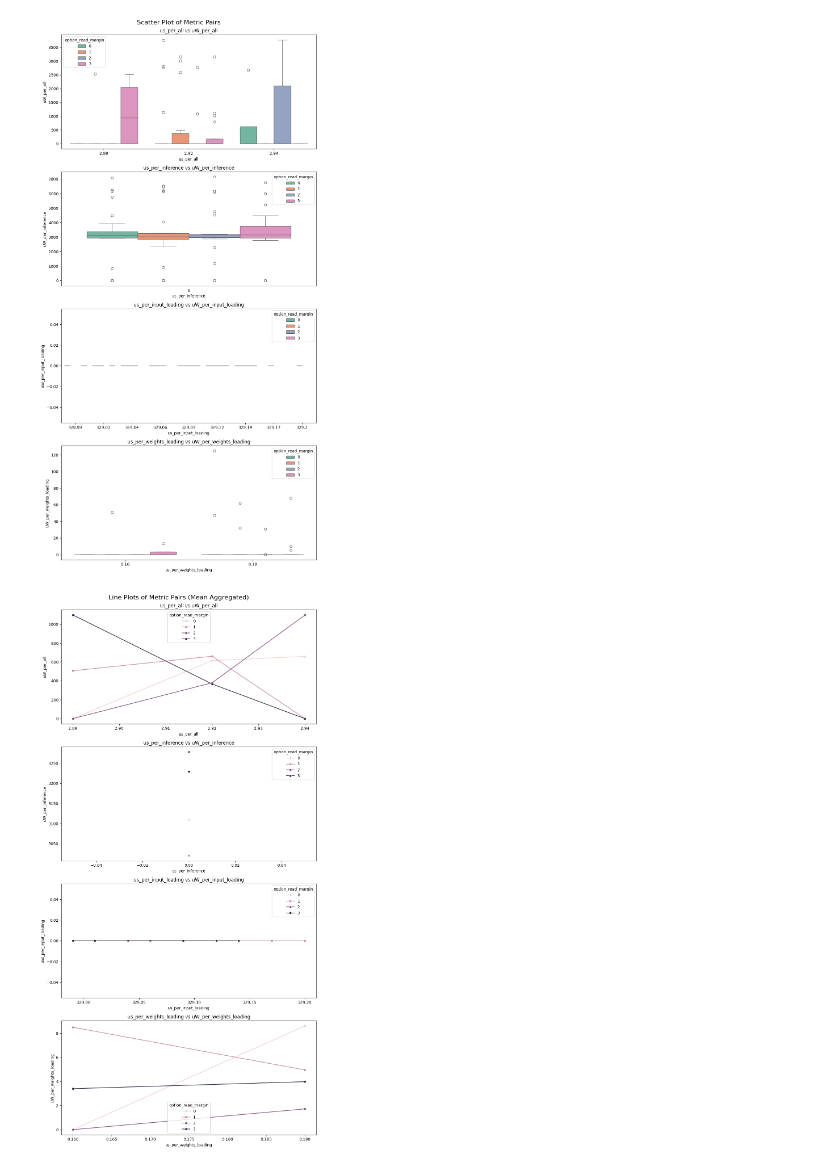
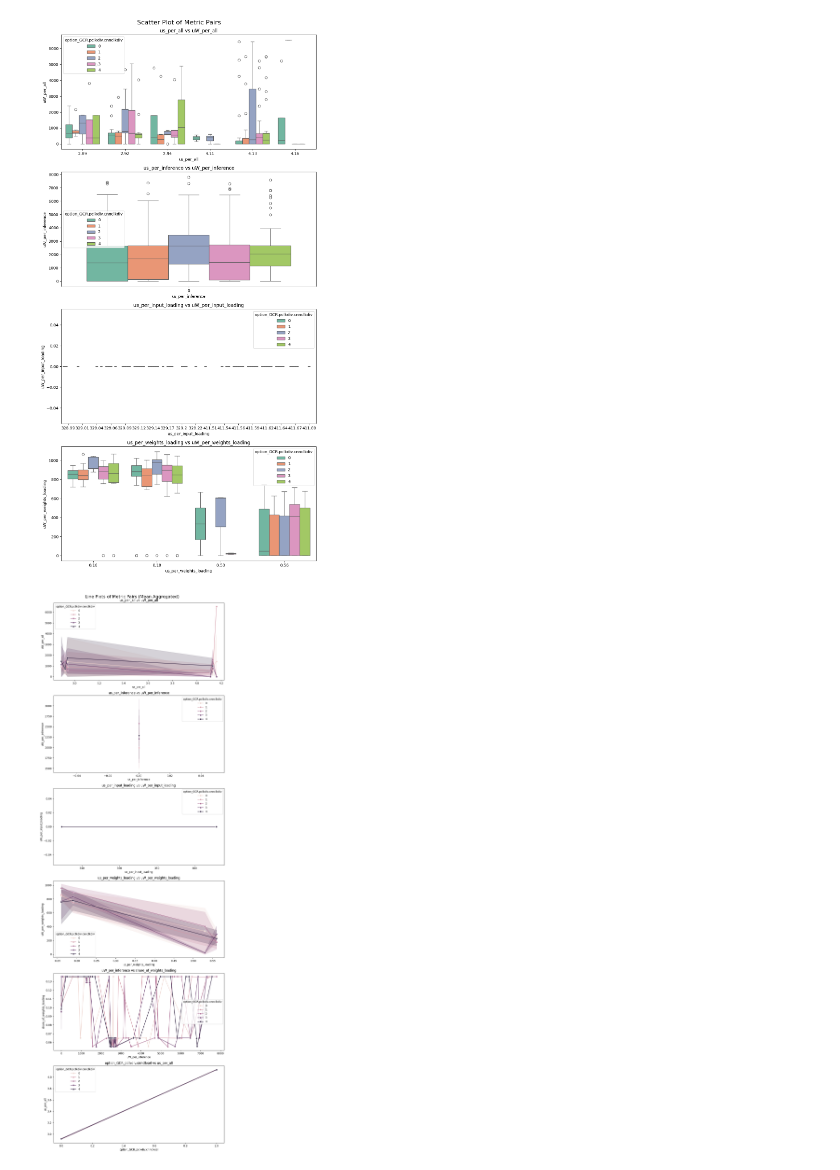
Before and after one commit to ekut-es/netdeployonnx, a Jupyter notebook: netdeployonnx/client/experiment.ipynb, the cells around one changed output. Drawn from its saved outputs; the diff is of its cells as text; code cells hidden in the pictures.

```diff
--- a/netdeployonnx/client/experiment.ipynb
+++ b/netdeployonnx/client/experiment.ipynb
@@ -19,6 +19,7 @@ for experiment in data['experiments']:
     if not experiment['results']:
         continue
     for result in experiment['results']:
+        if "metrics" not in result: continue
         metrics = result['metrics']
         kwargs = result['kwargs']
         options = {
@@ -40,5 +41,6 @@ for experiment in data['experiments']:
 
 # Convert to DataFrame
 df = pd.DataFrame(rows)
+df['share_of_weights_loading'] = df['us_per_weights_loading'] / df['us_per_all']
 print(df.keys())
 # %% [output]
@@ -52,6 +82,6 @@ Index(['experiment', 'date', 'uJ_per_all', 'uJ_per_inference',
 # %%
 quantil = 0.95
-option = 'option_read_margin'
+option = 'option_GCR.pclkdiv.cnnclkdiv'
 # List of metrics to plot (replace with your actual metric column names)
 metrics = ['uJ_per_all', 'uJ_per_inference',
        'uJ_per_input_loading', 'uJ_per_weights_loading', 'uW_per_all',
@@ -124,6 +154,7 @@ plt.show()
 metric_pairs = [
     ('us_per_all', 'uJ_per_all'),
     ('us_per_all', 'uW_per_all'),
+    ('us_per_all', 'us_per_weights_loading'),
 ]
 
 # Set up subplots based on the number of pairs
@@ -152,7 +183,7 @@ metric_pairs = [
     ('us_per_all', 'uW_per_all'),
     ('us_per_inference', 'uW_per_inference'),
     ('us_per_input_loading', 'uW_per_input_loading'),
-    ('us_per_weights_loading', 'uW_per_weights_loading')
+    ('us_per_weights_loading', 'uW_per_weights_loading'),
 ]
 # Set up subplots based on the number of pairs
 fig, axes = plt.subplots(len(metric_pairs), 1, figsize=(10, 5 * len(metric_pairs)))  # Adjust height as needed
@@ -208,48 +239,56 @@ plt.suptitle('Scatter Plot of Metric Pairs', fontsize=16)
 plt.tight_layout(rect=[0,0,1,0.99])
 plt.show()
 # %% [output]
-[figure, old version]
+[figure, new version]
 # %%
+metric_pairs2 = metric_pairs +[
+    ('uW_per_inference', 'share_of_weights_loading'),
+    ('option_GCR_pclkdiv.cnnclksel', 'us_per_all'),
+]
+
 # Set up the plot
-fig, axes = plt.subplots(len(metric_pairs), 1, figsize=(10, 5 * len(metric_pairs)))  # Adjust height as needed
+fig, axes = plt.subplots(len(metric_pairs2), 1, figsize=(10, 5 * len(metric_pairs2)))  # Adjust height as needed
 
 # Plot each pair
-for i, (x_metric, y_metric) in enumerate(metric_pairs):
+for i, (x_metric, y_metric) in enumerate(metric_pairs2):
     ax = axes[i]  # Get the current subplot axis
 
     # Group by the x metric and calculate the mean for the y metric(s)
     if isinstance(y_metric, tuple):
         y1 = y_metric[0]
         y2 = y_metric[1]
 
         # Group and calculate means
         mean_df1 = df_filtered.groupby(x_metric, as_index=False)[y1].mean()
         mean_df2 = df_filtered.groupby(x_metric, as_index=False)[y2].mean()
 
         # Plot the first metric
-        sns.lineplot(data=mean_df1, x=x_metric, y=y1, ax=ax, hue=option, label=y1, marker='o')
+        sns.lineplot(data=mean_df1, x=x_metric, y=y1, ax=ax, hue=option, marker='o')
 
         # Plot the second metric on the same axis
-        sns.lineplot(data=mean_df2, x=x_metric, y=y2, ax=ax, hue=option, label=y2, marker='o')
+        sns.lineplot(data=mean_df2, x=x_metric, y=y2, ax=ax, hue=option, marker='o')
 
     else:
-        # Group and calculate means
-        mean_df = df_filtered.groupby([x_metric, option], as_index=False)[y_metric].mean()
-
-        # Plot the single y metric
-        sns.lineplot(data=mean_df, x=x_metric, y=y_metric, ax=ax, hue=option, marker='o')
+        if y_metric == option:
+            # Group and calculate means
+            mean_df = df_filtered.groupby([x_metric, option], as_index=False)[y_metric].mean()
+            sns.lineplot(data=mean_df, x=x_metric, y=y_metric, ax=ax, marker='o')
+        else:
+            # Group and calculate means
+            mean_df = df_filtered.groupby([x_metric, option], as_index=False)[y_metric].mean()
+            sns.lineplot(data=df_filtered, x=x_metric, y=y_metric, ax=ax, hue=option, marker='o')
 
     # Set title for each subplot
     ax.set_title(f'{x_metric} vs {y_metric if not isinstance(y_metric, tuple) else y_metric[0]}')
 
 # Set the overall title for the figure
 fig.suptitle('Line Plots of Metric Pairs (Mean Aggregated)', fontsize=16)
 
 # # Create a global legend using handles and labels from the first subplot
 # handles, labels = axes[0].get_legend_handles_labels()  # Get handles and labels from the first subplot
 # fig.legend(handles, labels, title='Metrics', loc='upper right')
 
 plt.tight_layout(rect=[0,0,1,0.99])
 plt.show()
 # %% [output]
-[figure, old version]
+[figure, new version]
```
Also changed, not shown: parts of 4 cells of this notebook, 8 other files.
